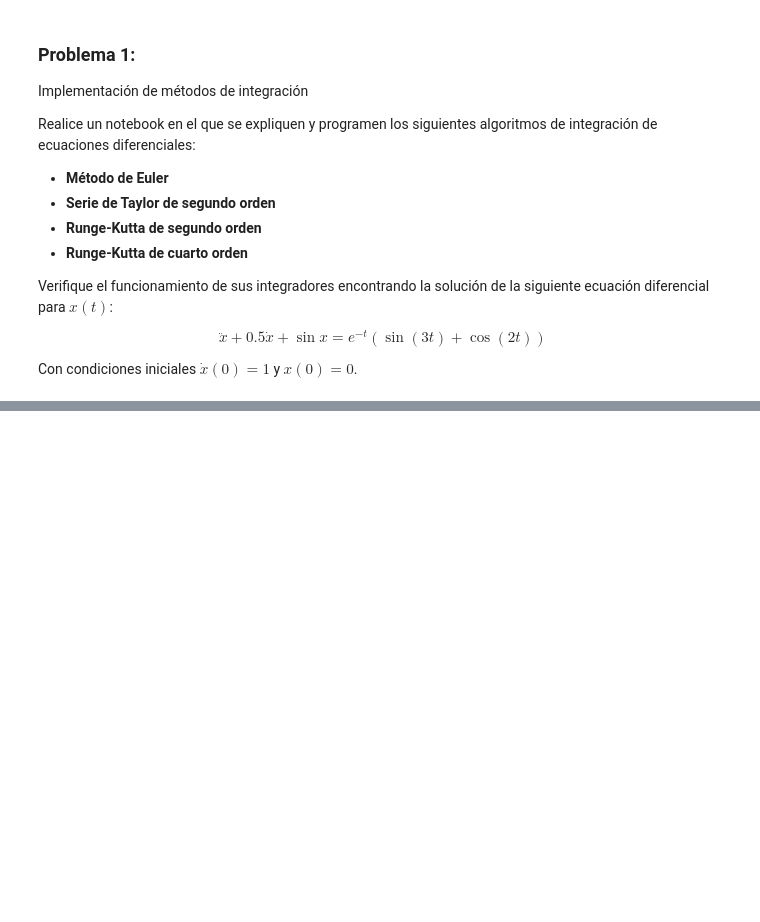
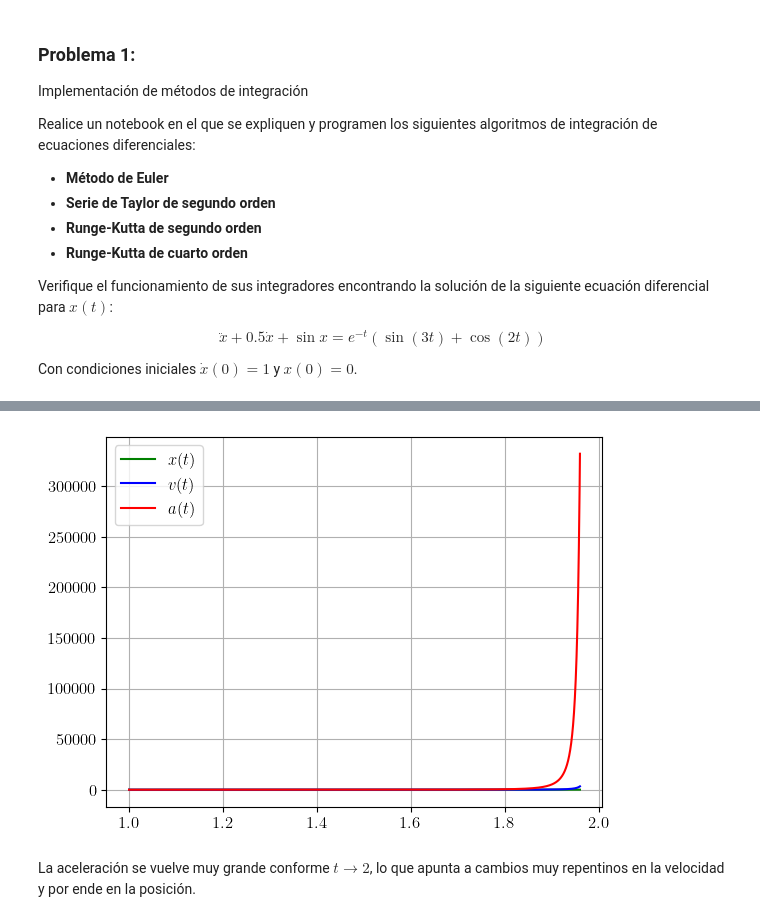
Before and after one commit to tamoaltas/FIS-COMP, a Jupyter notebook: tareas/tarea_3_Vidal_Tamayo_Tamez_Roman_Tamez.ipynb, the cells around one changed output, grey strips where cells are left out. Saved outputs shown, nothing was run; the diff lists cells and outputs as text; code cells hidden in the pictures; blank space fills up the shorter version.

```diff
--- a/tareas/tarea_3_Vidal_Tamayo_Tamez_Roman_Tamez.ipynb
+++ b/tareas/tarea_3_Vidal_Tamayo_Tamez_Roman_Tamez.ipynb
@@ -104,0 +189,6 @@ plt.show()
+# %%
+def edo_2(t, y):
+    # y = [x, v, a] donde v = dx/dt, a = dv/dt
+    x, v, a = y
+    dadt = -a**2 + 3*v**3 - np.cos(x)**2 + np.exp(-t) * np.sin(3*t)
+    return np.array([v, a, dadt])
@@ -104,0 +197,21 @@ plt.show()
+# %%
+def checar_cifras_o_diff(a,b,n=4):
+    '''
+    Checa si dos números coinciden en las primeras n cifras o
+    si su diferencia es menor a 1e-n
+    '''
+    diff = abs(a-b)
+    return (diff/(a+1e-20) <= 10**(-n) or diff <= 10**(-n))
+
+def comp_elementos(a, b, comp_func):
+    '''
+    Compara 1 a 1 los elementos a[i][j], b[i][j] con una función
+    de comparación dada
+
+    Regresa 'True' si todo elemento cumple con la condición y 'False' si no.
+    '''
+    for i in range(min(len(a),len(b))):
+        for (val_a, val_b) in zip(a[i], b[i]):
+            if not comp_func(val_a, val_b):
+                return False
+    return True
@@ -104,0 +282,15 @@ plt.show()
+# %%
+t0, tf = 1,1.96 # Tiempo inicial y final
+t_2a, y_2a = integrar_RK4(edo_2,t0, y0, tf, h_2)
+
+plt.plot(t_2a, y_2a[:, 0], label=r'$x(t)$', color='g')
+plt.plot(t_2a, y_2a[:, 1], label=r'$v(t)$', color='b')
+plt.plot(t_2a, y_2a[:, 2], label=r'$a(t)$', color='r')
+
+# plt.title('Solución de la ecuación diferencial 2 con $h={:.4E}$'.format(h_2))
+plt.legend(), plt.grid()
+plt.show()
+# %% [output]
+[figure, added]
+# %% [markdown]
+La aceleración se vuelve muy grande conforme $t \to 2$, lo que apunta a cambios muy repentinos en la velocidad y por ende en la posición.
```
Also changed, not shown: parts of 33 cells of this notebook.
